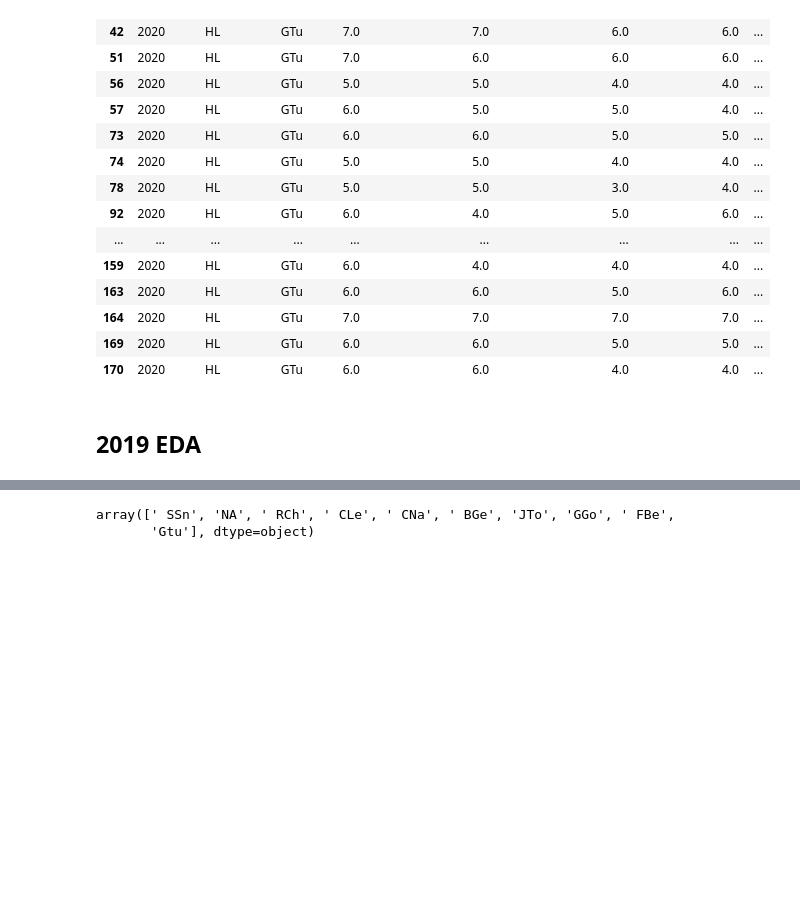
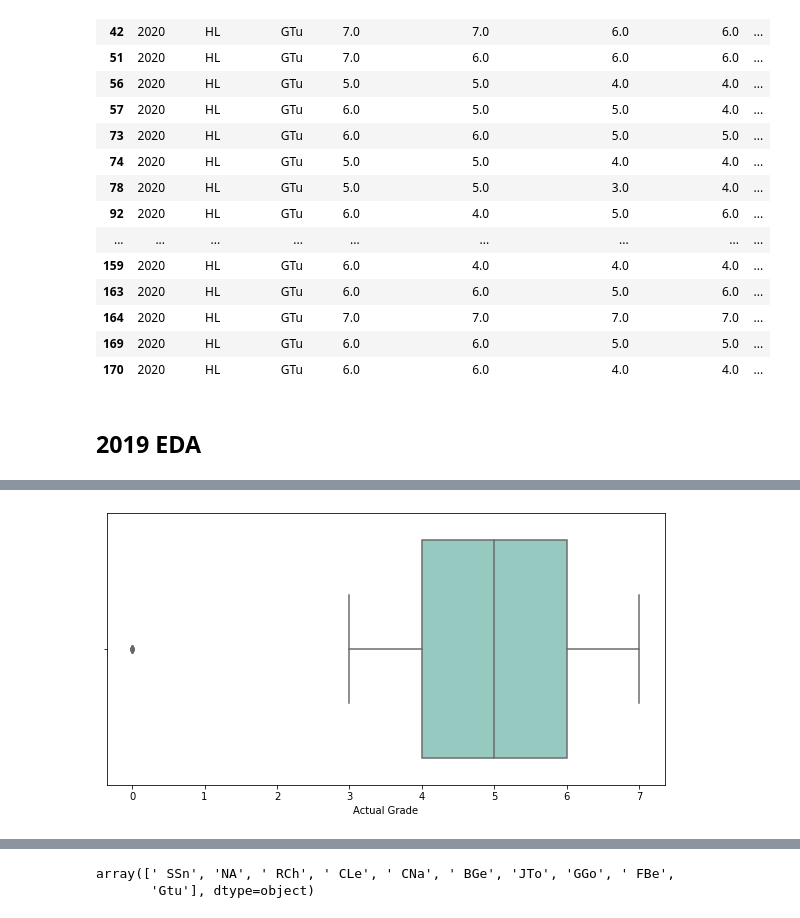
Before and after one commit to siti-alawiyah/ibresultprediction, a Jupyter notebook: Exploratory_Data_Analysis_1.0.ipynb, the cells around one changed output, grey strips where cells are left out. Saved outputs shown, nothing was run; the diff lists cells and outputs as text; code cells hidden in the pictures; blank space fills up the shorter version.

```diff
--- a/Exploratory_Data_Analysis_1.0.ipynb
+++ b/Exploratory_Data_Analysis_1.0.ipynb
@@ -1096,3 +1141,10 @@ dd20[dd20['Ma Teacher'] == 'GTu']
+# %%
+# boxplot for 2019
+
+plt.figure(figsize = (10,5))
+sns.boxplot(data = dd19, x = 'Actual Grade');
+# %% [output]
+[figure, added]
 # %%
 # plot for 2019 teacher vs actual grade
 
```
Also changed, not shown: parts of 23 cells of this notebook.
